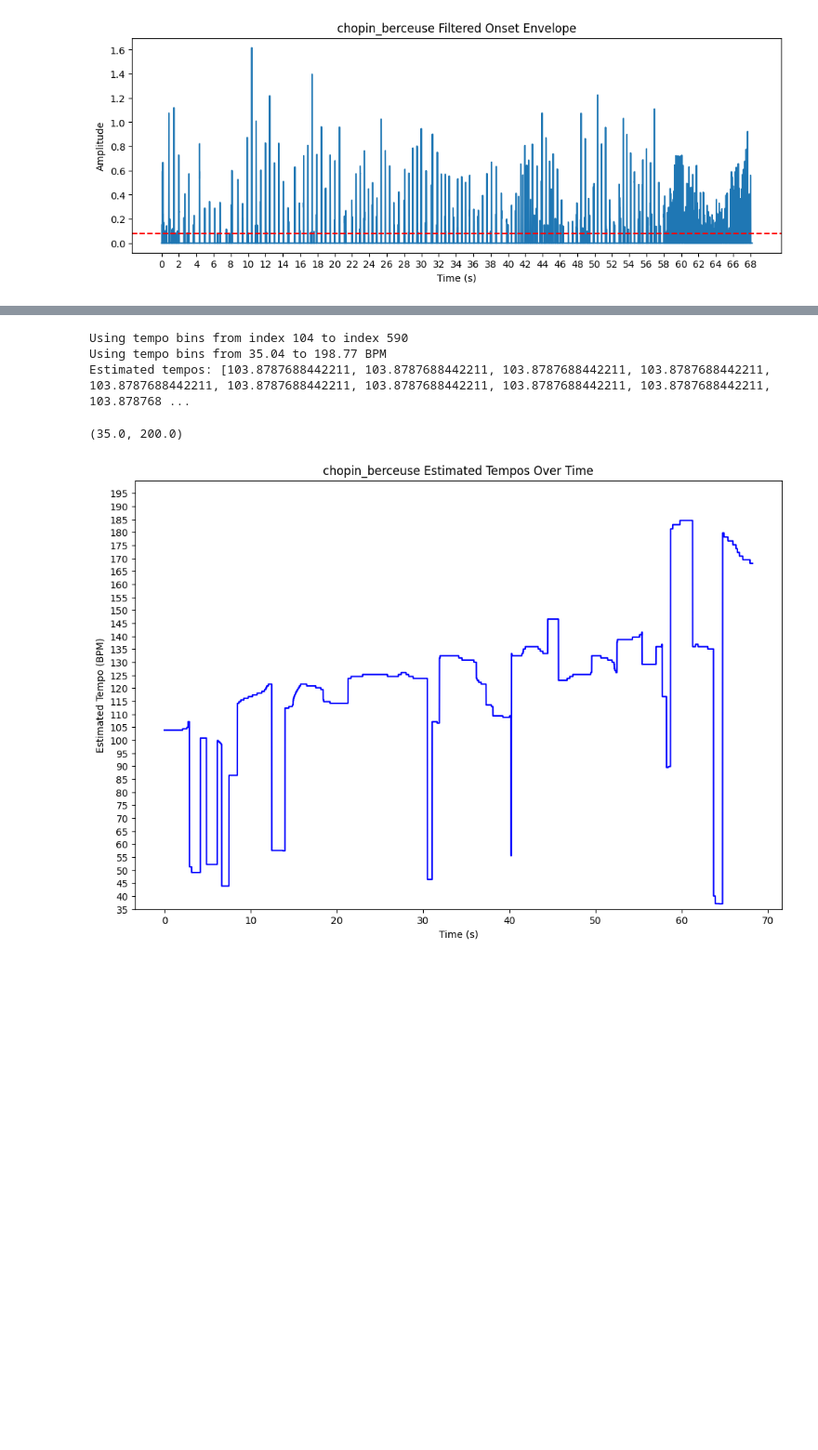
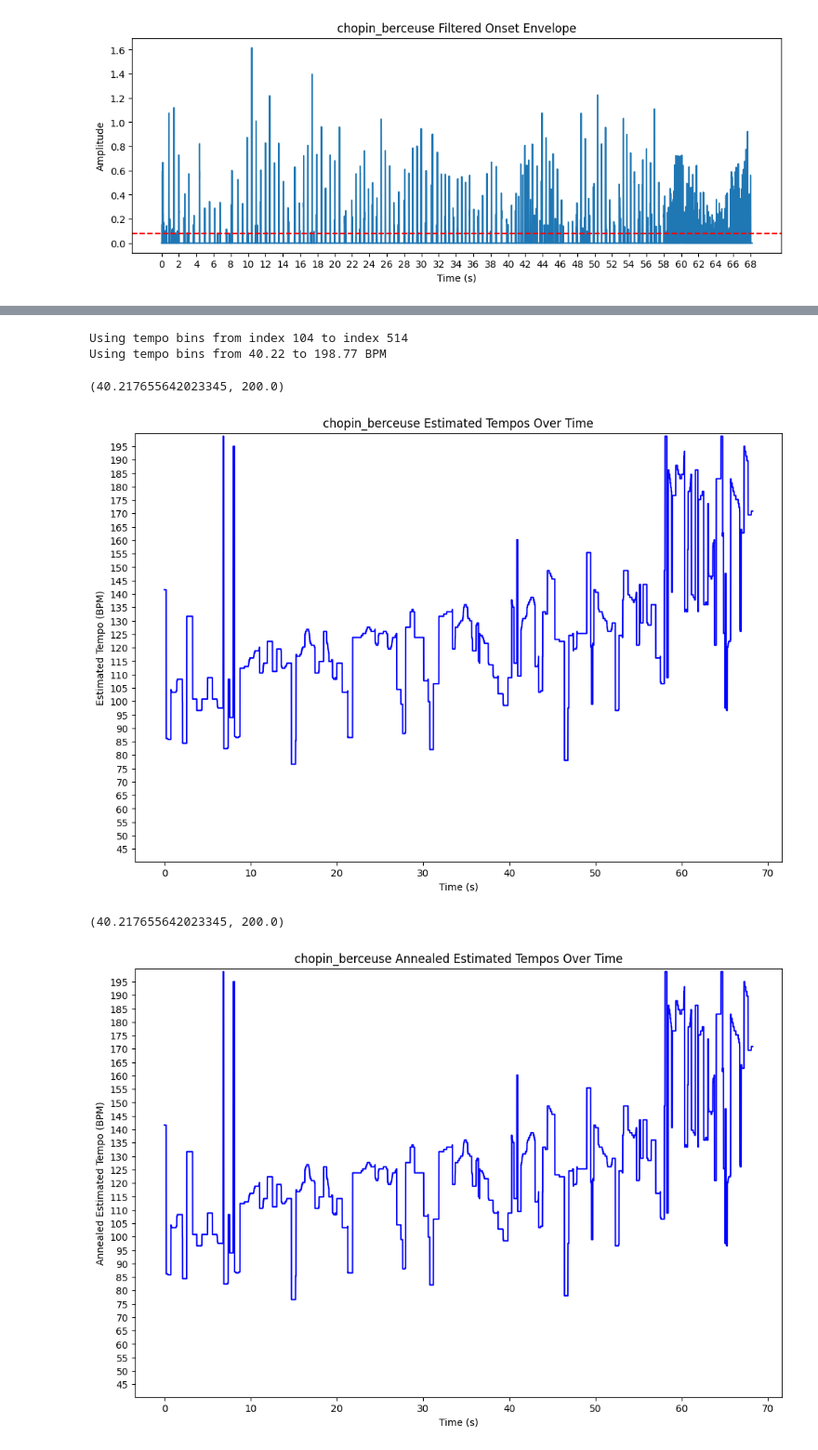
Before and after one commit to lkqiao/musical_accompanist, a Jupyter notebook: src/tempo_detect_nb.ipynb, the cells around one changed output, grey strips where cells are left out. Shown at 93% size. Cells and saved outputs as stored; diff of their text form; code cells hidden in the pictures; blank space fills up the shorter version.

```diff
--- a/src/tempo_detect_nb.ipynb
+++ b/src/tempo_detect_nb.ipynb
@@ -273,7 +292,6 @@ def extract_tempogram_tempos(tempogram, fmin, fmax, peak_threshold=0.3):
         else: estim_tempos.append(estim_tempos[i-1])
 
     tempo_t = np.arange(len(estim_tempos))*time_res
-    print(f'Estimated tempos: {estim_tempos}')
     return np.array(estim_tempos), tempo_t
 
 estim_tempos, tempo_t = extract_tempogram_tempos(tempogram, fmin, fmax, peak_threshold=peak_threshold)
@@ -287,8 +305,7 @@ plt.ylabel('Estimated Tempo (BPM)')
 plt.yticks(np.arange(int(fmin), int(fmax), 5))
 plt.ylim(fmin, fmax)
 # %% [output]
-Using tempo bins from index 104 to index 590
-Using tempo bins from 35.04 to 198.77 BPM
-Estimated tempos: [103.8787688442211, 103.8787688442211, 103.8787688442211, 103.8787688442211, 103.8787688442211, 103.8787688442211, 103.8787688442211, 103.8787688442211, 103.8787688442211, 103.878768 ...
+Using tempo bins from index 104 to index 514
+Using tempo bins from 40.22 to 198.77 BPM
-(35.0, 200.0)
+(40.217655642023345, 200.0)
-[figure, old version]
+[figure, new version]
@@ -295,3 +337,17 @@ Estimated tempos: [103.8787688442211, 103.8787688442211, 103.8787688442211, 103.
+# %%
+estim_tempos = anneal_tempos(estim_tempos, p=0, a=0.5, b=0.5)
+
+# plot estimated tempos vs time
+plt.figure(figsize=(12, 8))
+plt.plot(tempo_t, estim_tempos, color='b')
+plt.title(f'{name} Annealed Estimated Tempos Over Time')
+plt.xlabel('Time (s)')
+plt.ylabel('Annealed Estimated Tempo (BPM)')
+plt.yticks(np.arange(int(fmin), int(fmax), 5))
+plt.ylim(fmin, fmax)
+# %% [output]
+(40.217655642023345, 200.0)
+[figure, added]
 # %%
 # plot estimated tempos and original signal
 fig, ax1 = plt.subplots(figsize=(12, 4))
```
Also changed, not shown: parts of 10 cells of this notebook, 1 other file.
